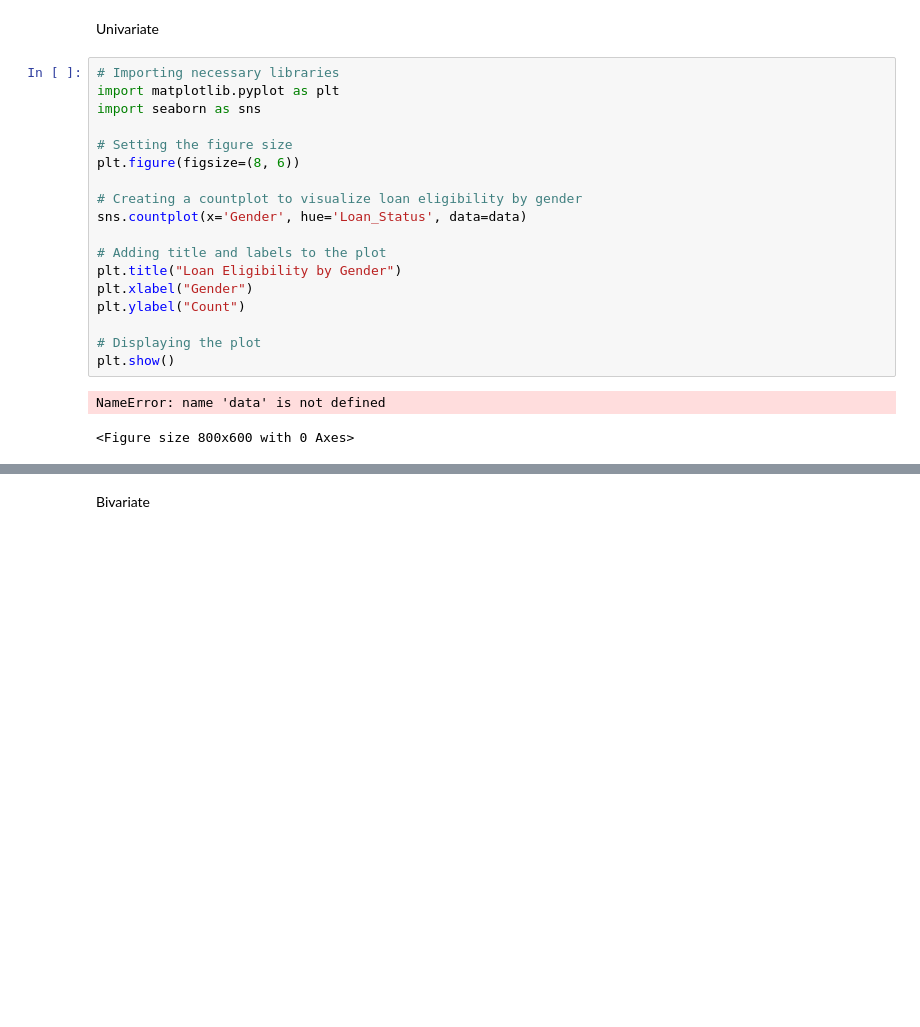
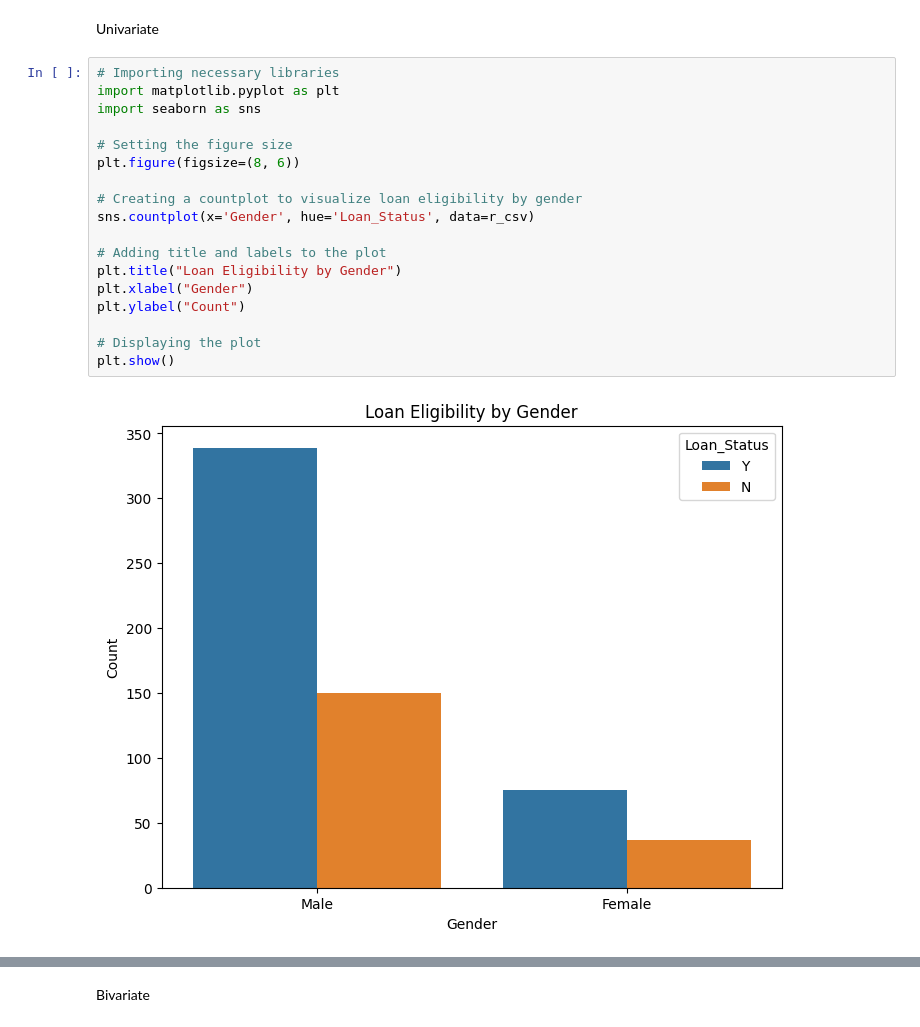
Before and after one commit to MckyleM/MLGGuidedProject, a Jupyter notebook: Step_by_step.ipynb, the cells around one changed output, grey strips where cells are left out. Cells and saved outputs as stored; diff of their text form; blank space fills up the shorter version.

```diff
--- a/Step_by_step.ipynb
+++ b/Step_by_step.ipynb
@@ -119,24 +119,23 @@ Univariate
 # %%
 # Importing necessary libraries
 import matplotlib.pyplot as plt
 import seaborn as sns
 
 # Setting the figure size
 plt.figure(figsize=(8, 6))
 
 # Creating a countplot to visualize loan eligibility by gender
-sns.countplot(x='Gender', hue='Loan_Status', data=data)
+sns.countplot(x='Gender', hue='Loan_Status', data=r_csv)
 
 # Adding title and labels to the plot
 plt.title("Loan Eligibility by Gender")
 plt.xlabel("Gender")
 plt.ylabel("Count")
 
 # Displaying the plot
 plt.show()
 # %% [output]
-NameError: name 'data' is not defined
-<Figure size 800x600 with 0 Axes>
+[figure, added]
 # %%
 # Importing necessary libraries
 import matplotlib.pyplot as plt
```
Also changed, not shown: parts of 26 cells of this notebook.
